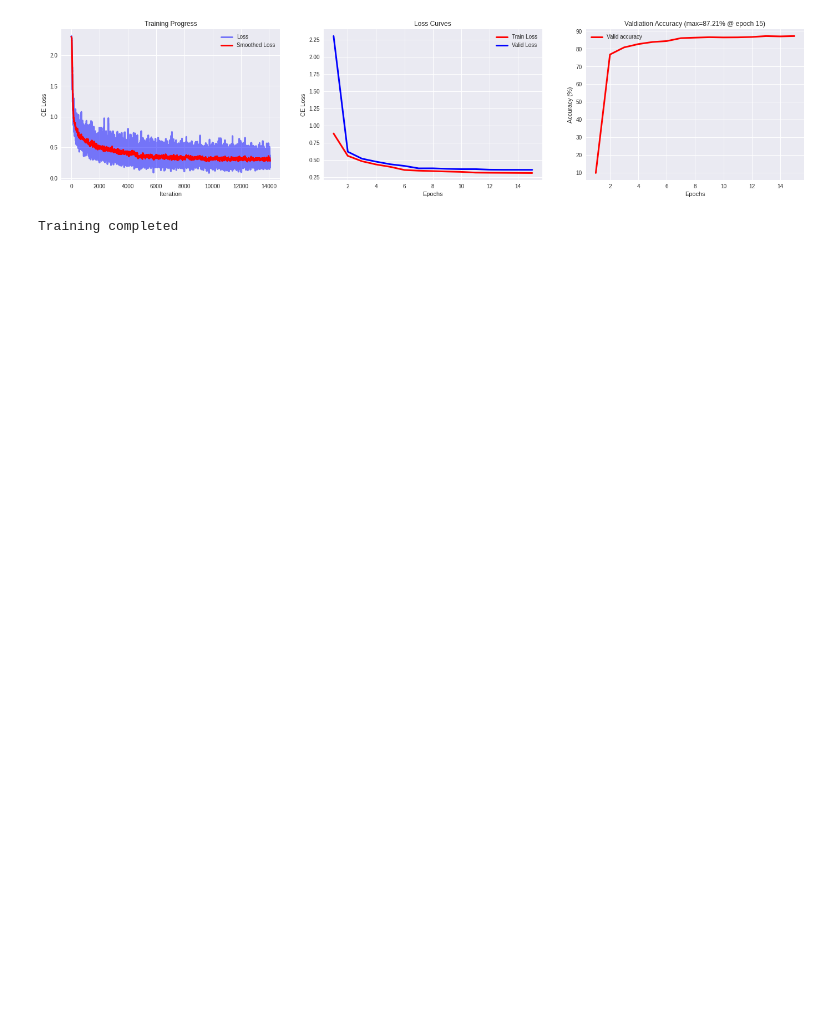
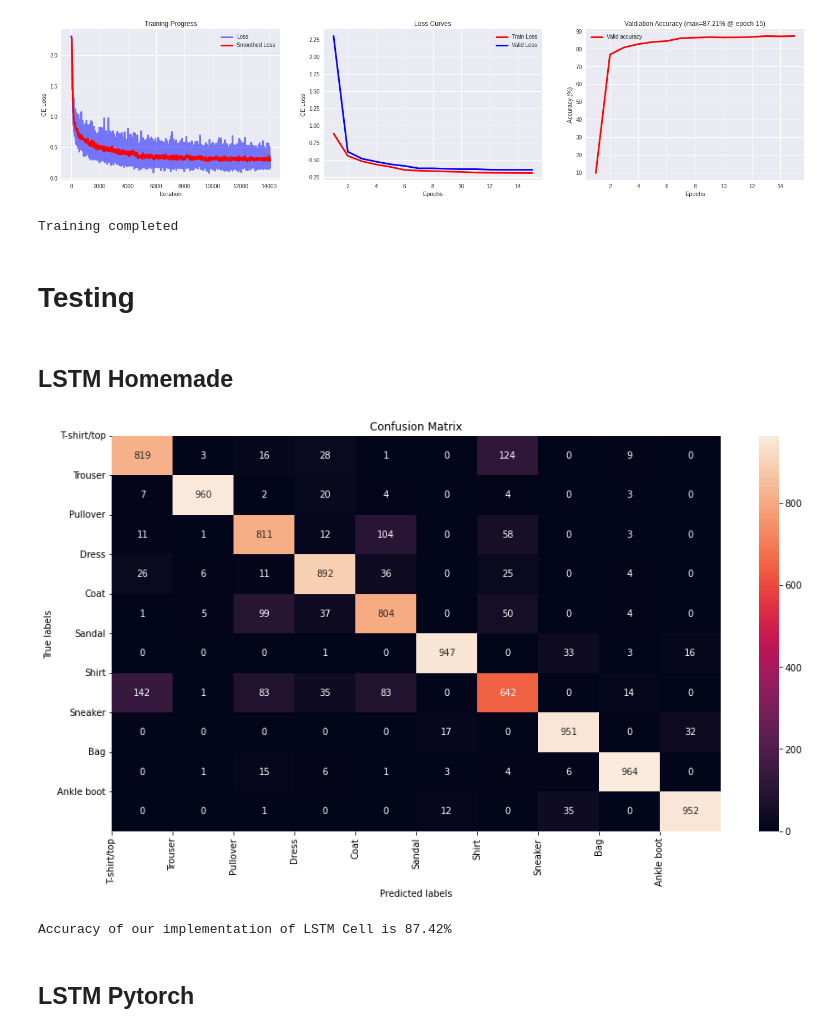
Before and after one commit to Dhagash4/CudaVision, a Jupyter notebook: assignment-5/LSTMs.ipynb, the cells around one changed output. Cells and saved outputs as stored; diff of their text form; code cells hidden in the pictures; blank space fills up the shorter version.

```diff
--- a/assignment-5/LSTMs.ipynb
+++ b/assignment-5/LSTMs.ipynb
@@ -442,3 +473,34 @@ train_loss_pytorch, val_loss_pytorch, loss_iters_pytorch, valid_acc_pytorch = tr
 # %% [output]
 [figure]
 Training completed
+# %% [markdown]
+# Testing
+# %% [markdown]
+## LSTM Homemade
+# %%
+model = LSTMHomemadeClassifer(input_dim=28, hidden_dim=256, num_layers=3,
+                              emb_dim=64, num_classes=10, device=device, mode="zeros")
+model = model.to(device)
+# classification loss function
+criterion = nn.CrossEntropyLoss()
+
+# Observe that all parameters are being optimized
+optimizer = torch.optim.Adam(model.parameters(), lr=3e-4)
+
+# Decay LR by a factor of 0.1 every 5 epochs
+scheduler = torch.optim.lr_scheduler.StepLR(optimizer, step_size=5, gamma=0.2)
+
+
+#Loding pretrained Network
+
+model,optimizer=load_model(
+    model=model, optimizer=optimizer, savepath='/home/dhagash/MS-GE-03/CudaVision/assignment-5/models/LSTM_Homemade_2/best_model.pth',plot = False
+)
+# %%
+accuracy_lstm = test_model(model=model,test_loader=test_loader,device=device,plot_cm=True,label_dict=label_dict)
+print(f"Accuracy of our implementation of LSTM Cell is {round(accuracy_lstm,2)}%")
+# %% [output]
+[figure, added]
+Accuracy of our implementation of LSTM Cell is 87.42%
+# %% [markdown]
+## LSTM Pytorch
```
Also changed, not shown: parts of 21 cells of this notebook, 2 other files.
